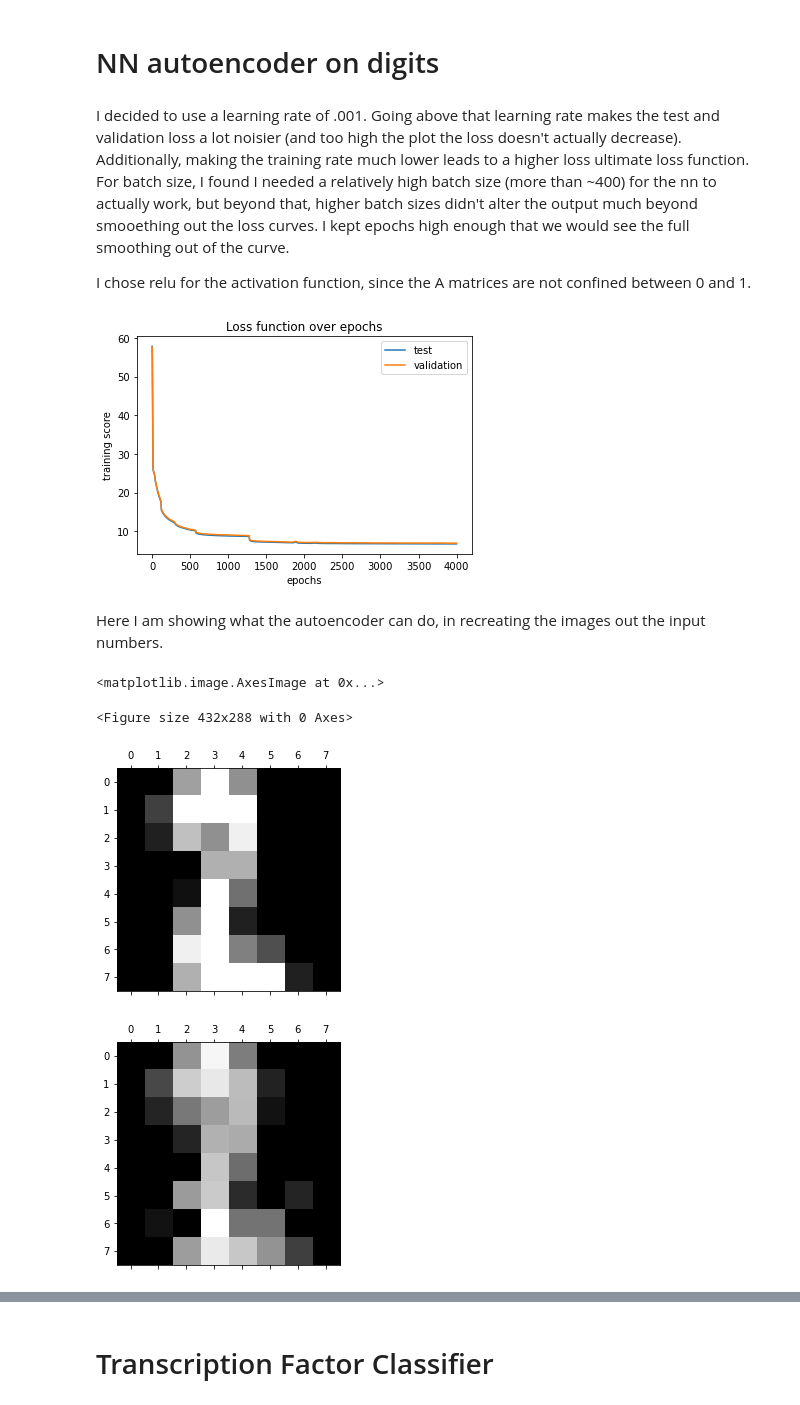
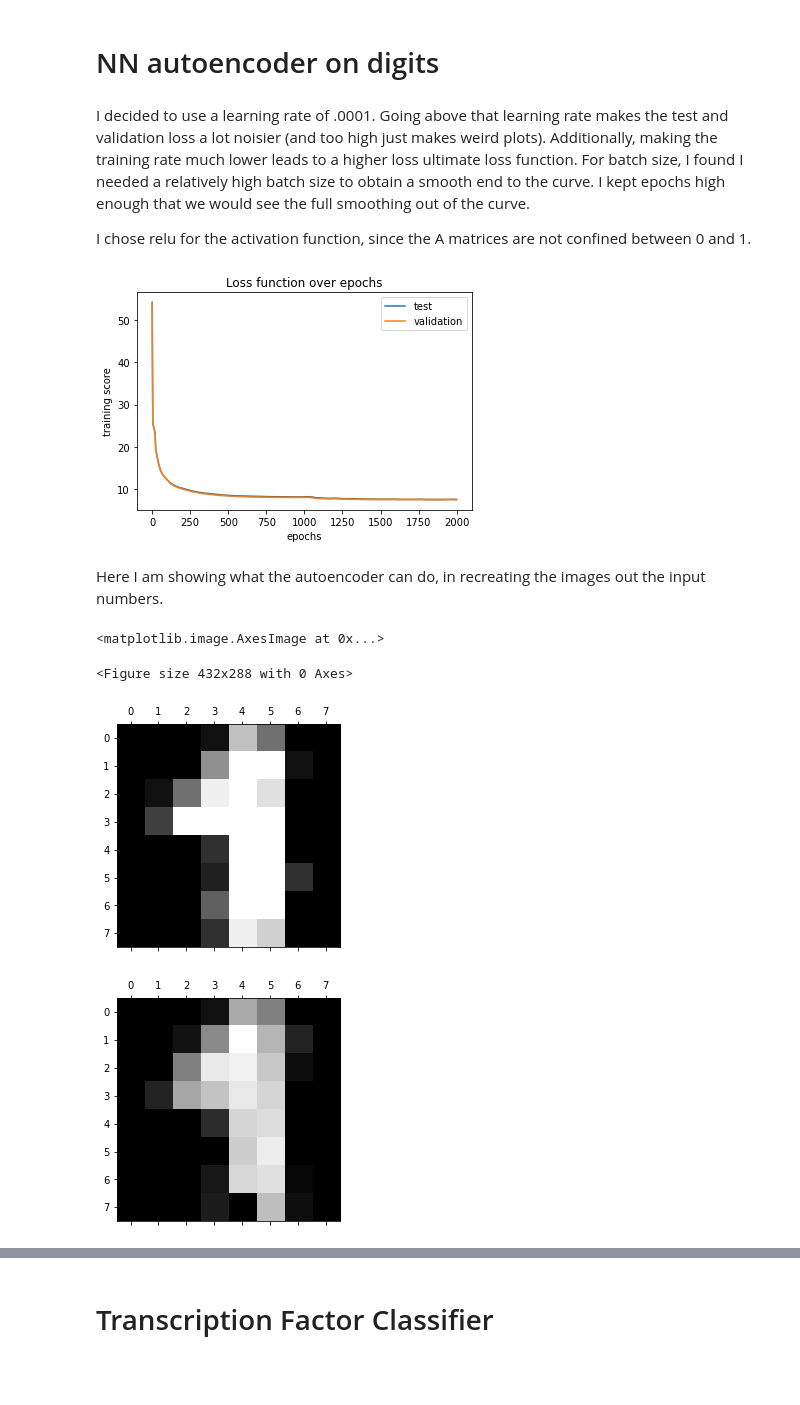
Before and after one commit to catherinekuhn17/project7, a Jupyter notebook: nn_analysis.ipynb, the cells around one changed output, grey strips where cells are left out. Saved outputs shown, nothing was run; the diff lists cells and outputs as text; code cells hidden in the pictures; blank space fills up the shorter version.

```diff
--- a/nn_analysis.ipynb
+++ b/nn_analysis.ipynb
@@ -18,6 +19,6 @@ X = digits['data']
 X_train, X_test = train_test_split(X, test_size=0.33, random_state=42)
 # %% [markdown]
-I decided to use a learning rate of .001. Going above that learning rate makes the test and validation loss a lot noisier (and too high the plot the loss doesn't actually decrease). Additionally, making the training rate much lower leads to a higher loss ultimate loss function. For batch size, I found I needed a relatively high batch size (more than ~400) for the nn to actually work, but beyond that, higher batch sizes didn't alter the output much beyond smooething out the loss curves. I kept epochs high enough that we would see the full smoothing out of the curve.
+I decided to use a learning rate of .0001. Going above that learning rate makes the test and validation loss a lot noisier (and too high just makes weird plots). Additionally, making the training rate much lower leads to a higher loss ultimate loss function. For batch size, I found I needed a relatively high batch size to obtain a smooth end to the curve. I kept epochs high enough that we would see the full smoothing out of the curve.
 
 I chose relu for the activation function, since the A matrices are not confined between 0 and 1.
 # %%
@@ -25,9 +26,9 @@ I chose relu for the activation function, since the A matrices are not confined
 ae = nn.NeuralNetwork([{'input_dim': 64, 'output_dim': 16, 'activation': 'relu'},
                        {'input_dim': 16, 'output_dim': 64, 'activation': 'relu'}],
                        .0001,
-                       10,
-                       1000,
-                       4000,
+                       72,
+                       500,
+                       2000,
                        'mse')
 
 test_loss, val_loss = ae.fit(X_train.T, X_train.T, X_test.T,  X_test.T)
@@ -40,23 +41,23 @@ plt.xlabel('epochs')
 plt.ylabel('training score')
 plt.show()
 # %% [output]
-[figure, old version]
+[figure, new version]
 # %% [markdown]
 Here I am showing what the autoencoder can do, in recreating the images out the input numbers.
 # %%
 out = ae.predict(X_train)
 out_img_train = out.flatten().reshape(1203, 8, 8)
 in_img = X_train.flatten().reshape(1203, 8, 8)
 
 
 plt.gray()
-plt.matshow(in_img[6])
-plt.matshow(out_img_train[6])
+plt.matshow(in_img[0])
+plt.matshow(out_img_train[0])
 # %% [output]
 <matplotlib.image.AxesImage at 0x...>
 <Figure size 432x288 with 0 Axes>
-[figure, old version]
+[figure, new version]
-[figure, old version]
+[figure, new version]
 # %%
 # average error
 avg_error_train = np.mean(abs(X_train-ae.predict(X_train)))
```
Also changed, not shown: parts of 6 cells of this notebook, 2 other files.
